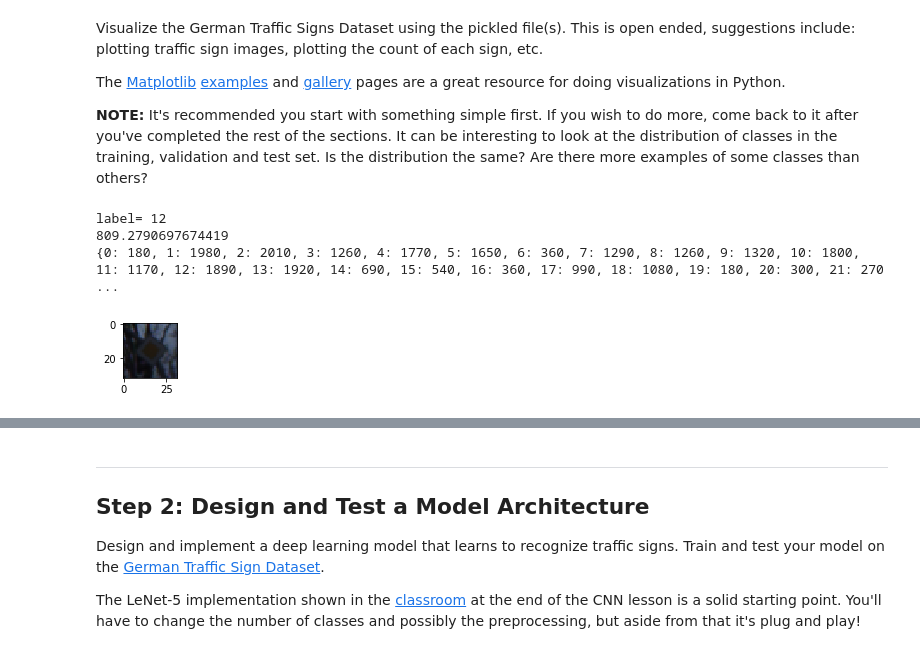
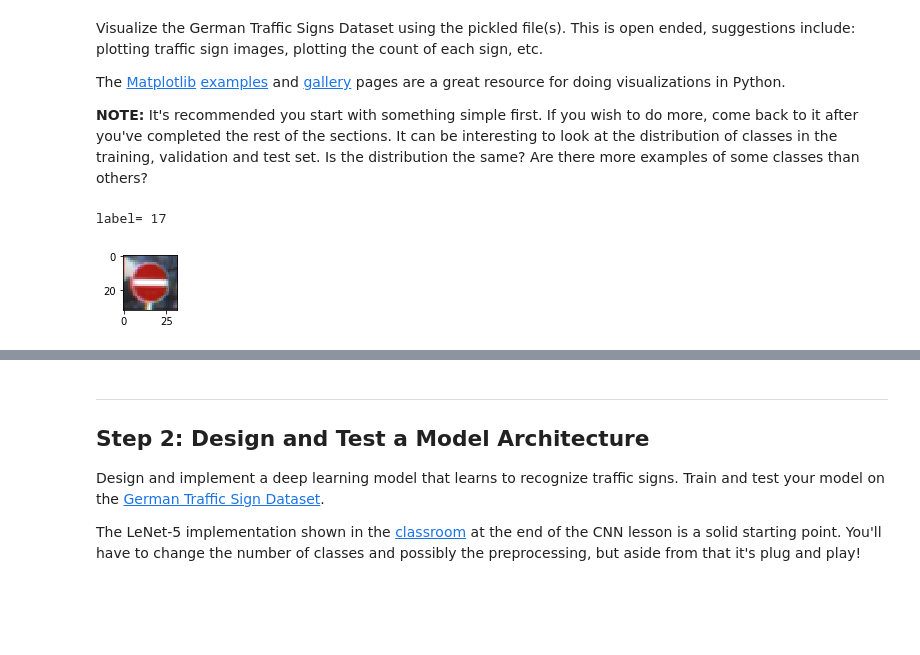
Before and after one commit to topgoonr/CarND-Traffic-Sign-Classifier-Project, a Jupyter notebook: Traffic_Sign_Classifier.ipynb, the cells around one changed output, grey strips where cells are left out. Drawn from its saved outputs; the diff is of its cells as text; code cells hidden in the pictures; blank space fills up the shorter version.

```diff
--- a/Traffic_Sign_Classifier.ipynb
+++ b/Traffic_Sign_Classifier.ipynb
@@ -105,41 +105,19 @@ The [Matplotlib](http://matplotlib.org/) [examples](http://matplotlib.org/exampl
 # %%
 ### Data exploration visualization code goes here.
 ### Feel free to use as many code cells as needed.
 import matplotlib.pyplot as plt
 import random
 # Visualizations will be shown in the notebook.
 %matplotlib inline
 
 index = random.randint(0, n_train)
 image = train['features'][index].squeeze()
 
 
 plt.figure(figsize=(1,1))
 plt.imshow(image)
 #print(train['features'][index])
 print('label=', train['labels'][index])
-
-## normalize
-count = {}
-for i in range(n_classes):
-    count[i] = 0
-for i in range(n_train):
-    key = train['labels'][i]
-    count[key] += 1
-
-training_mean = (n_train/n_classes)  ## --> get the mean count
-print(training_mean)
-## add training data to the ones that are under
-print(count)
-## as is evident there is a clear imbalance in the training set. It is not equal distribution.
-## Adding more training data essential here.
-
-## trying to show a histogram - not working
-k = np.arange(len(count))
-#plt.bar(k, count.values())
-#plt.show()
 # %% [output]
-label= 12
-809.2790697674419
-{0: 180, 1: 1980, 2: 2010, 3: 1260, 4: 1770, 5: 1650, 6: 360, 7: 1290, 8: 1260, 9: 1320, 10: 1800, 11: 1170, 12: 1890, 13: 1920, 14: 690, 15: 540, 16: 360, 17: 990, 18: 1080, 19: 180, 20: 300, 21: 270 ...
+label= 17
-[figure, old version]
+[figure, new version]
```
Also changed, not shown: parts of 13 cells of this notebook.
